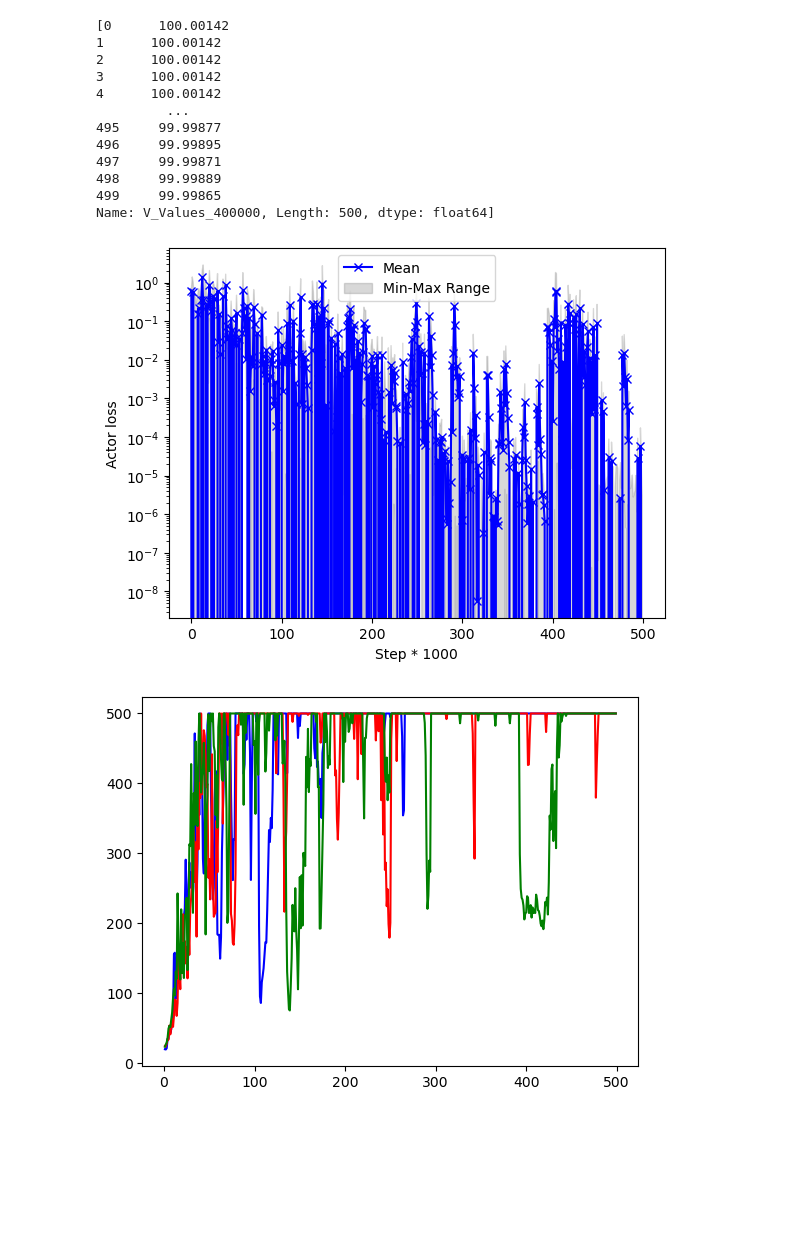
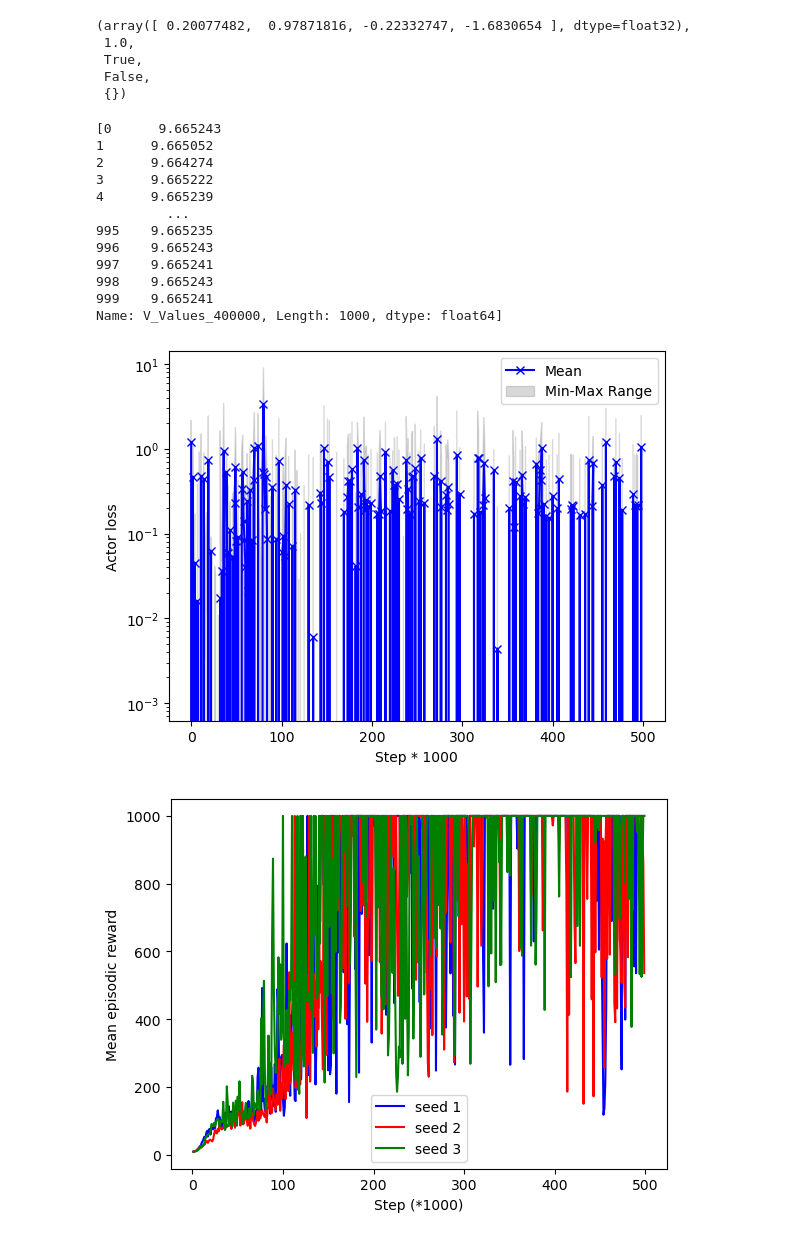
Before and after one commit to aledurso22/Reinforcement-Learning-project, a Jupyter notebook: train.ipynb, the cells around one changed output. Drawn from its saved outputs; the diff is of its cells as text; code cells hidden in the pictures; blank space fills up the shorter version.

```diff
--- a/train.ipynb
+++ b/train.ipynb
@@ -247,13 +278,11 @@ def train(seed, filenames, n_envs=1, n_steps=1, sparse=False):
 # %%
-seeds = [42, 123, 3112]
-ews = []
+seeds = [42, 123, 21]
 for seed in seeds:
-    folder_name = 'test_trunc'
+    folder_name = 'test_sparse_'
     if not os.path.exists(folder_name): os.makedirs(folder_name)
 
     filenames = [os.path.join(folder_name, str(seed)+'_1_1k.csv'), os.path.join(folder_name, str(seed)+'_1_20k_rewards.csv'),
                  os.path.join(folder_name, str(seed)+'_1_20k_V_Values.csv')]
 
-    e_w = train(seed, filenames, n_envs=1, sparse=False)
-    ews.append(e_w)
+    train(seed, filenames, n_envs=6, sparse=False)
 # %% [output]
@@ -277,3 +393,30 @@ episodic return of the 20000: 500.0
+# %%
+env.reset(seed=42)
+env.step(1)
+env.step(1)
+env.step(0)
+env.step(1)
+env.step(0)
+env.step(1)
+env.step(1)
+env.step(0)
+env.step(0)
+env.step(0)
+env.step(1)
+env.step(1)
+env.step(1)
+env.step(1)
+env.step(1)
+env.step(1)
+env.step(0)
+env.step(0)
+env.step(1)
+# %% [output]
+(array([ 0.20077482,  0.97871816, -0.22332747, -1.6830654 ], dtype=float32),
+ 1.0,
+ True,
+ False,
+ {})
 # %%
 import seaborn as sns
 import matplotlib.pyplot as plt
@@ -337,9 +480,13 @@ def plotting(folder_name, seeds):
     plt.savefig(os.path.join(folder_name, 'Actor.jpg'), dpi=300)
 
     plt.figure()
-    plt.plot(range(len(rewards[0])), rewards[0], color='blue',)
-    plt.plot(range(len(rewards[1])), rewards[1], color='red')
-    plt.plot(range(len(rewards[2])), rewards[2], color='green')
+    plt.plot(range(len(rewards[0])), rewards[0], color='blue', label='seed 1')
+    plt.plot(range(len(rewards[1])), rewards[1], color='red', label='seed 2')
+    plt.plot(range(len(rewards[2])), rewards[2], color='green', label = 'seed 3')
+    plt.xlabel('Step (*1000)')
+    plt.ylabel('Mean episodic reward')
+    plt.legend()
+    plt.savefig(os.path.join(folder_name, '3rewards.jpg'), dpi=300)
 
     plt.figure()
     plt.plot(range(len(mean_critics)), mean_critics, color='blue', marker='x', label='Mean')
@@ -397,20 +544,20 @@ def plotting(folder_name, seeds):
     plt.ylabel('Value function')
     plt.savefig(os.path.join(folder_name, 'V_Value500k.jpg'), dpi=300)
 # %%
-folder_name = 'test_trunc'
+folder_name = 'test_sparse'
 plotting(folder_name, seeds)
 # %% [output]
-[0      100.00142
-1      100.00142
-2      100.00142
-3      100.00142
-4      100.00142
+[0      9.665243
+1      9.665052
+2      9.664274
+3      9.665222
+4      9.665239
          ...
-495     99.99877
-496     99.99895
-497     99.99871
-498     99.99889
-499     99.99865
-Name: V_Values_400000, Length: 500, dtype: float64]
+995    9.665235
+996    9.665243
+997    9.665241
+998    9.665243
+999    9.665241
+Name: V_Values_400000, Length: 1000, dtype: float64]
-[figure, old version]
+[figure, new version]
-[figure, old version]
+[figure, new version]
```
Also changed, not shown: parts of 8 cells of this notebook.
